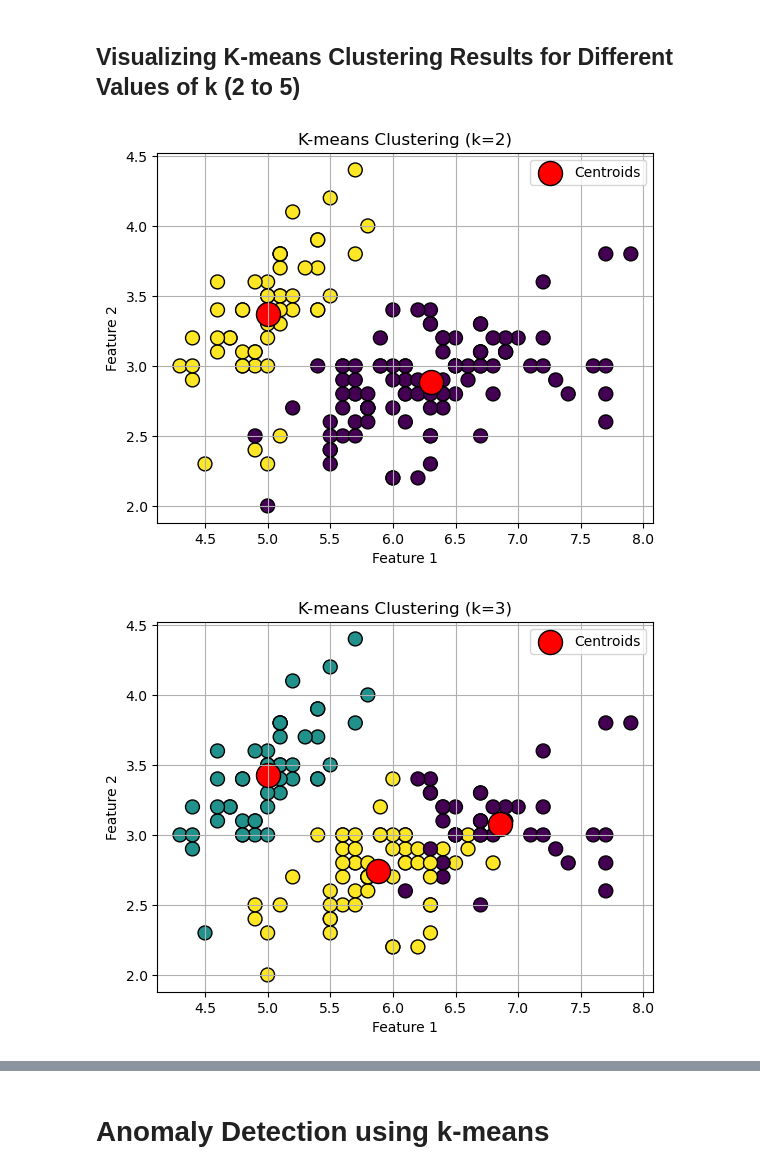
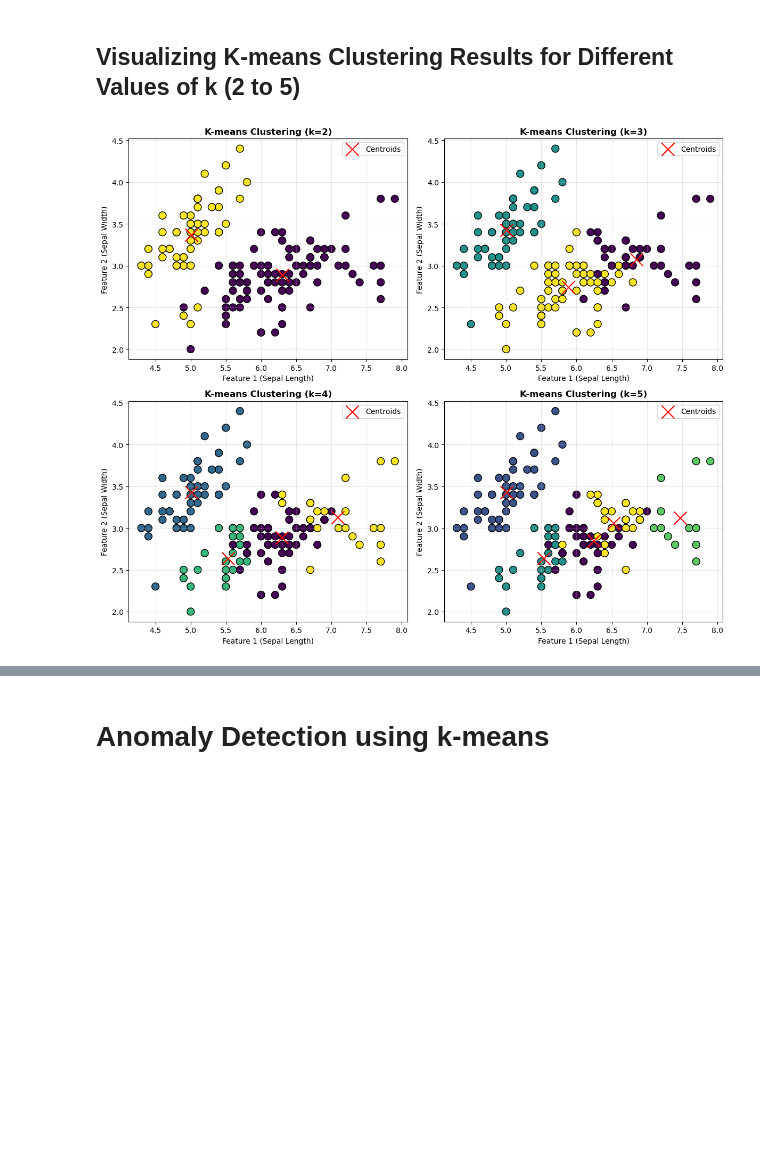
Before and after one commit to rogersoh/sp_AI_MachineLearning, a Jupyter notebook: Applied Machine Learning/topic_6/topic_6_unsupervised_learning.ipynb, the cells around one changed output, grey strips where cells are left out. Cells and saved outputs as stored; diff of their text form; code cells hidden in the pictures; blank space fills up the shorter version.

```diff
--- a/Applied Machine Learning/topic_6/topic_6_unsupervised_learning.ipynb
+++ b/Applied Machine Learning/topic_6/topic_6_unsupervised_learning.ipynb
@@ -242,20 +242,25 @@ Based on the three evaluation methods:
 # %%
 k_range = range(2, 5+1)
 
-for k in k_range:
+# Create subplots with 2 rows and 2 columns
+fig, axes = plt.subplots(2, 2, figsize=(12, 10))
+axes = axes.flatten()  # Flatten to make indexing easier
+
+for idx, k in enumerate(k_range):
     kmeans = KMeans(n_clusters=k, init='k-means++', random_state=42)
     y_kmeans = kmeans.fit_predict(X)
 
-    plt.scatter(X[:, 0], X[:, 1], c=y_kmeans, cmap='viridis', marker='o', edgecolor='k', s=100)
-    plt.scatter(kmeans.cluster_centers_[:, 0], kmeans.cluster_centers_[:, 1],
-        s=300, c='red', label='Centroids', edgecolor='k')
-    plt.title(f'K-means Clustering (k={k})')
-    plt.xlabel('Feature 1')
-    plt.ylabel('Feature 2')
-    plt.legend()
-    plt.grid()
-    plt.show()
-    plt.close()
+    # Plot on the corresponding subplot
+    axes[idx].scatter(X[:, 0], X[:, 1], c=y_kmeans, cmap='viridis', marker='o', edgecolor='k', s=100)
+    axes[idx].scatter(kmeans.cluster_centers_[:, 0], kmeans.cluster_centers_[:, 1],
+        s=300, c='red', label='Centroids', marker='x')
+    axes[idx].set_title(f'K-means Clustering (k={k})', fontsize=12, fontweight='bold')
+    axes[idx].set_xlabel('Feature 1 (Sepal Length)', fontsize=10)
+    axes[idx].set_ylabel('Feature 2 (Sepal Width)', fontsize=10)
+    axes[idx].legend()
+    axes[idx].grid(True, alpha=0.3)
+
+plt.tight_layout()
+plt.show()
 # %% [output]
-[figure, old version]
+[figure, new version]
-[figure, removed]
```
Also changed, not shown: parts of 6 cells of this notebook, 1 other file.
